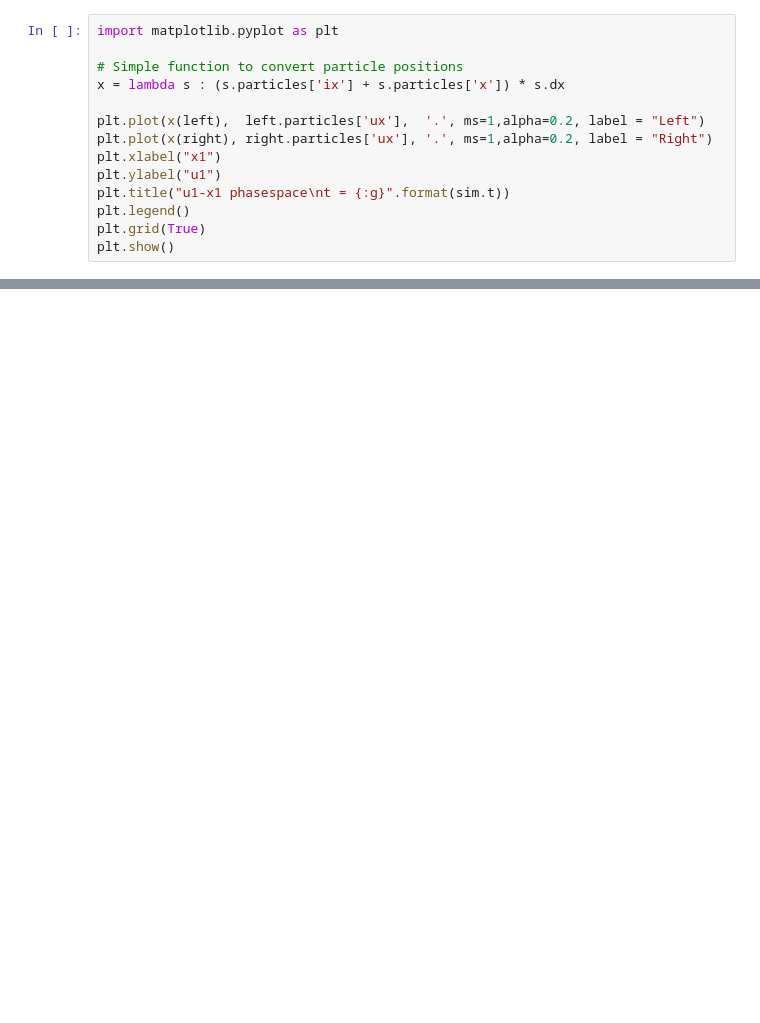
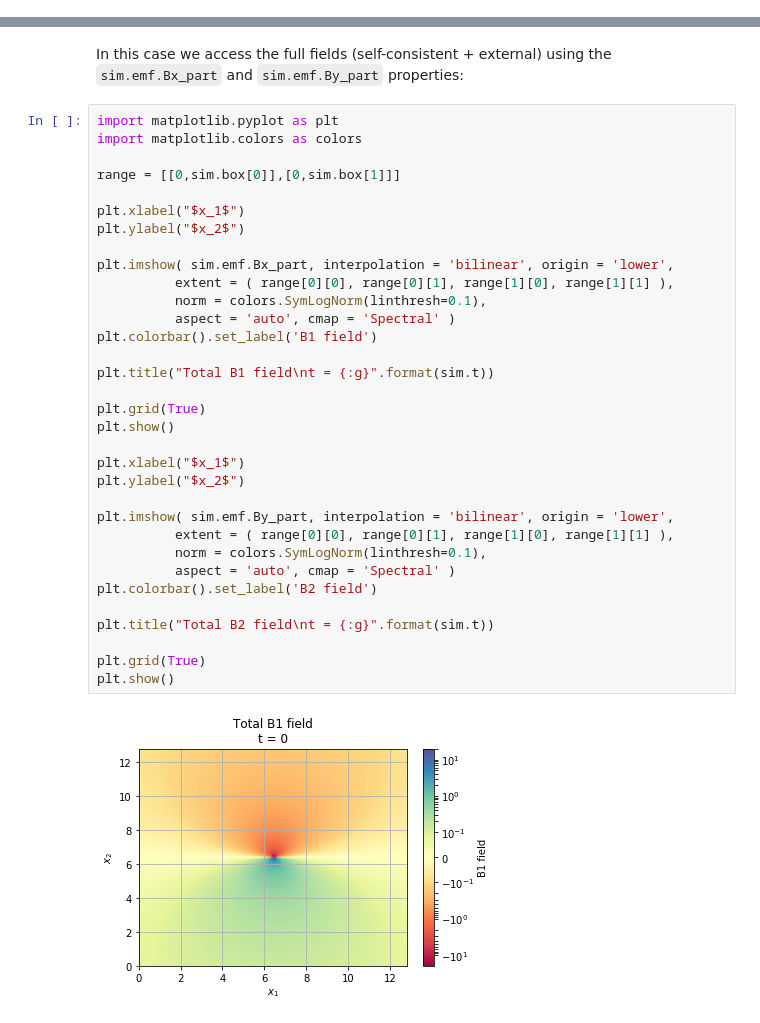
Before and after one commit to ricardo-fonseca/zpic, a Jupyter notebook: python/External Fields.ipynb, the cells around one changed output, grey strips where cells are left out. Cells and saved outputs as stored; diff of their text form; blank space fills up the shorter version.

Commit message:
Adds python interface for external fields
Signed-off-by: Ricardo Fonseca <ricardo.fonseca@tecnico.ulisboa.pt>

```diff
--- a/python/External Fields.ipynb
+++ b/python/External Fields.ipynb
@@ -41,14 +14,0 @@ Done.
-# %%
-import matplotlib.pyplot as plt
-
-# Simple function to convert particle positions
-x = lambda s : (s.particles['ix'] + s.particles['x']) * s.dx
-
-plt.plot(x(left),  left.particles['ux'],  '.', ms=1,alpha=0.2, label = "Left")
-plt.plot(x(right), right.particles['ux'], '.', ms=1,alpha=0.2, label = "Right")
-plt.xlabel("x1")
-plt.ylabel("u1")
-plt.title("u1-x1 phasespace\nt = {:g}".format(sim.t))
-plt.legend()
-plt.grid(True)
-plt.show()
@@ -56,0 +113,37 @@ plt.show()
+# %% [markdown]
+In this case we access the full fields (self-consistent + external) using the `sim.emf.Bx_part` and `sim.emf.By_part` properties:
+# %%
+import matplotlib.pyplot as plt
+import matplotlib.colors as colors
+
+range = [[0,sim.box[0]],[0,sim.box[1]]]
+
+plt.xlabel("$x_1$")
+plt.ylabel("$x_2$")
+
+plt.imshow( sim.emf.Bx_part, interpolation = 'bilinear', origin = 'lower',
+          extent = ( range[0][0], range[0][1], range[1][0], range[1][1] ),
+          norm = colors.SymLogNorm(linthresh=0.1),
+          aspect = 'auto', cmap = 'Spectral' )
+plt.colorbar().set_label('B1 field')
+
+plt.title("Total B1 field\nt = {:g}".format(sim.t))
+
+plt.grid(True)
+plt.show()
+
+plt.xlabel("$x_1$")
+plt.ylabel("$x_2$")
+
+plt.imshow( sim.emf.By_part, interpolation = 'bilinear', origin = 'lower',
+          extent = ( range[0][0], range[0][1], range[1][0], range[1][1] ),
+          norm = colors.SymLogNorm(linthresh=0.1),
+          aspect = 'auto', cmap = 'Spectral' )
+plt.colorbar().set_label('B2 field')
+
+plt.title("Total B2 field\nt = {:g}".format(sim.t))
+
+plt.grid(True)
+plt.show()
+# %% [output]
+[figure, added]
```
Also changed, not shown: parts of 10 cells of this notebook, 11 other files.
